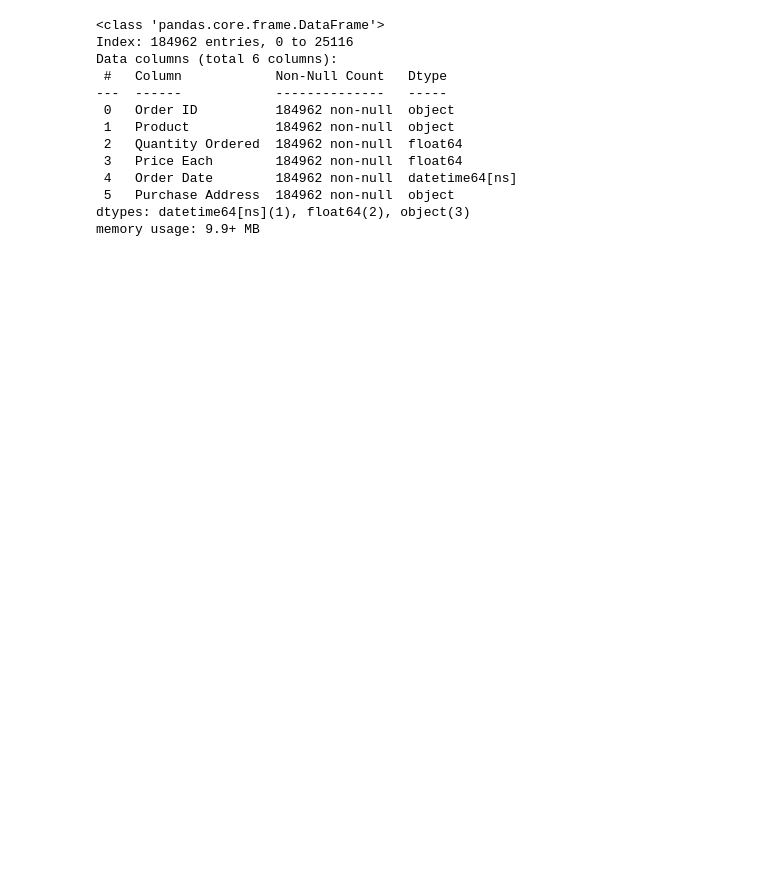
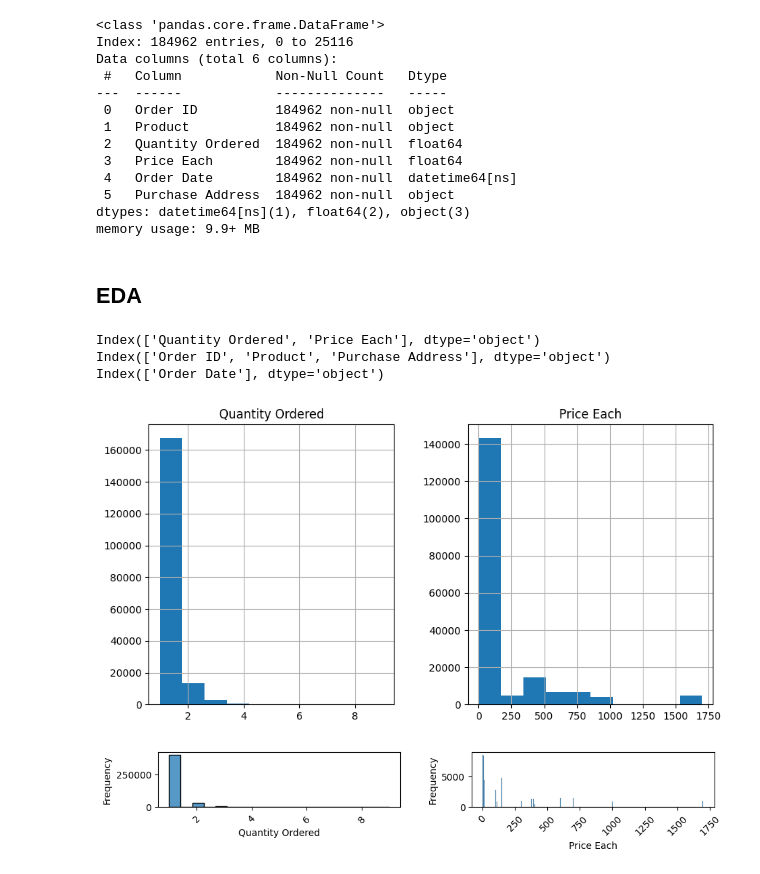
Before and after one commit to Koanim/Sales-Analysis-with-PowerBI, a Jupyter notebook: notebook.ipynb, the cells around one changed output. Drawn from its saved outputs; the diff is of its cells as text; code cells hidden in the pictures; blank space fills up the shorter version.

```diff
--- a/notebook.ipynb
+++ b/notebook.ipynb
@@ -439,3 +442,32 @@ dtypes: datetime64[ns](1), float64(2), object(3)
 memory usage: 9.9+ MB
 # %%
 sales_df.to_csv('./Data/sales_df.csv', index=False)
+# %% [markdown]
+## EDA
+# %%
+numcols = sales_df.select_dtypes(['float', 'int']).columns
+
+catcols = sales_df.select_dtypes(['object']).columns
+datecols = sales_df.select_dtypes(['datetime64']).columns
+
+print(f'{numcols}\n{catcols}\n{datecols}')
+# %% [output]
+Index(['Quantity Ordered', 'Price Each'], dtype='object')
+Index(['Order ID', 'Product', 'Purchase Address'], dtype='object')
+Index(['Order Date'], dtype='object')
+# %%
+sales_df[numcols].hist(figsize=(10,5))
+plt.show()
+# %% [output]
+[figure, added]
+# %%
+#obj_cols = sales_df.select_dtypes(['object']).columns
+plt.figure(figsize=(10, 5))
+
+for i, variable in enumerate(numcols):
+    plt.subplot(3,2, i + 1)
+    sns.histplot(sales_df,x=sales_df[variable], stat='frequency')
+    plt.tight_layout(pad=3)
+    plt.xticks(rotation=45)
+# %% [output]
+[figure, added]
```
Also changed, not shown: parts of 3 cells of this notebook.
